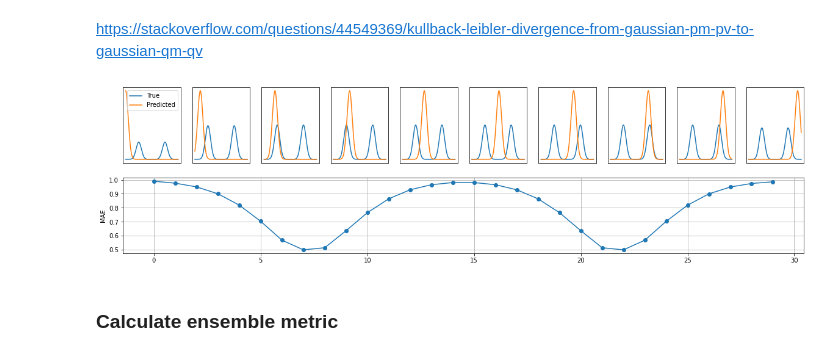
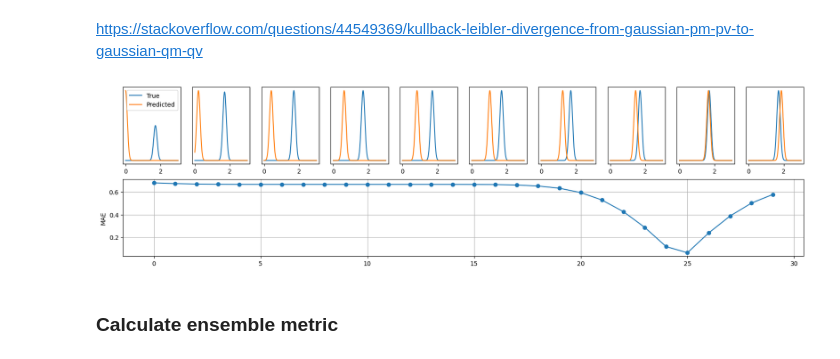
Before and after one commit to AnDiChallenge/andi_datasets, a Jupyter notebook: source_nbs/utils_challenge.ipynb, the cells around one changed output. Drawn from its saved outputs; the diff is of its cells as text; code cells hidden in the pictures.

```diff
--- a/source_nbs/utils_challenge.ipynb
+++ b/source_nbs/utils_challenge.ipynb
@@ -1131,9 +1130,9 @@ def extract_ensemble(state_label, dic):
 # %% [markdown]
 ### Generating multimodal from mean and variance
 # %%
-#export
+#| export
 import scipy.stats
-def multimode_dist(params, weights, bound, x):
+def multimode_dist(params, weights, bound, x, normalized = False):
     func = scipy.stats.truncnorm
     dist = np.zeros_like(x)
     lower, upper = bound
@@ -1152,6 +1151,8 @@ def multimode_dist(params, weights, bound, x):
                             loc = mean,
                             scale = np.sqrt(var))
         dist += w*unimodal
+    if normalized:
+        dist /= np.sum(dist)
     return dist
 # %% [markdown]
 ### Distance between distributions
@@ -1191,35 +1188,41 @@ true = multimode_dist(params, weights, bound = [0, 2], x = x)
 # %%
-variances = np.linspace(0, 2, 30)
-
+means = np.linspace(0, 2, 30)
+normalize = False
 fig = plt.figure(figsize=(20, 5))
 gs = fig.add_gridspec(2, 10)
+
+# True distribution
+x = np.arange(0, 3, 0.01)
+params = [[1.7,0.01]]
+weights = [1]
+true = multimode_dist(params, weights, bound = [0, 3], x = x, normalized = normalize)
 
 
 
 KL = []
-for idx, var in enumerate(variances):
-    params = [[var, 0.01]]
+for idx, mean in enumerate(means):
+    params = [[mean, 0.01]]
     weights = [1]
-    pred = multimode_dist(params, weights, bound = [0, 2], x = x)
+    pred = multimode_dist(params, weights, bound = [0, 3], x = x, normalized = normalize)
     KL.append(distribution_distance(true, pred))
 
     if idx % 3 == 0:
 
         ax = fig.add_subplot(gs[0, int(idx/3)])
         ax.plot(x, true, label = 'True')
         ax.plot(x, pred, label = 'Predicted')
-        plt.setp(ax, yticks = [], xticks = []);
+        plt.setp(ax, yticks = []);
 
 
     if idx == 0:
         ax.legend()
 
 ax_kl = fig.add_subplot(gs[1, :])
 ax_kl.plot(KL, '-o')
 plt.setp(ax_kl, ylabel = 'MAE')
 ax_kl.grid()
 # %% [output]
-[figure, old version]
+[figure, new version]
 # %% [markdown]
 ### Calculate ensemble metric
 # %%
```
Also changed, not shown: parts of 38 cells of this notebook, 20 other files.
